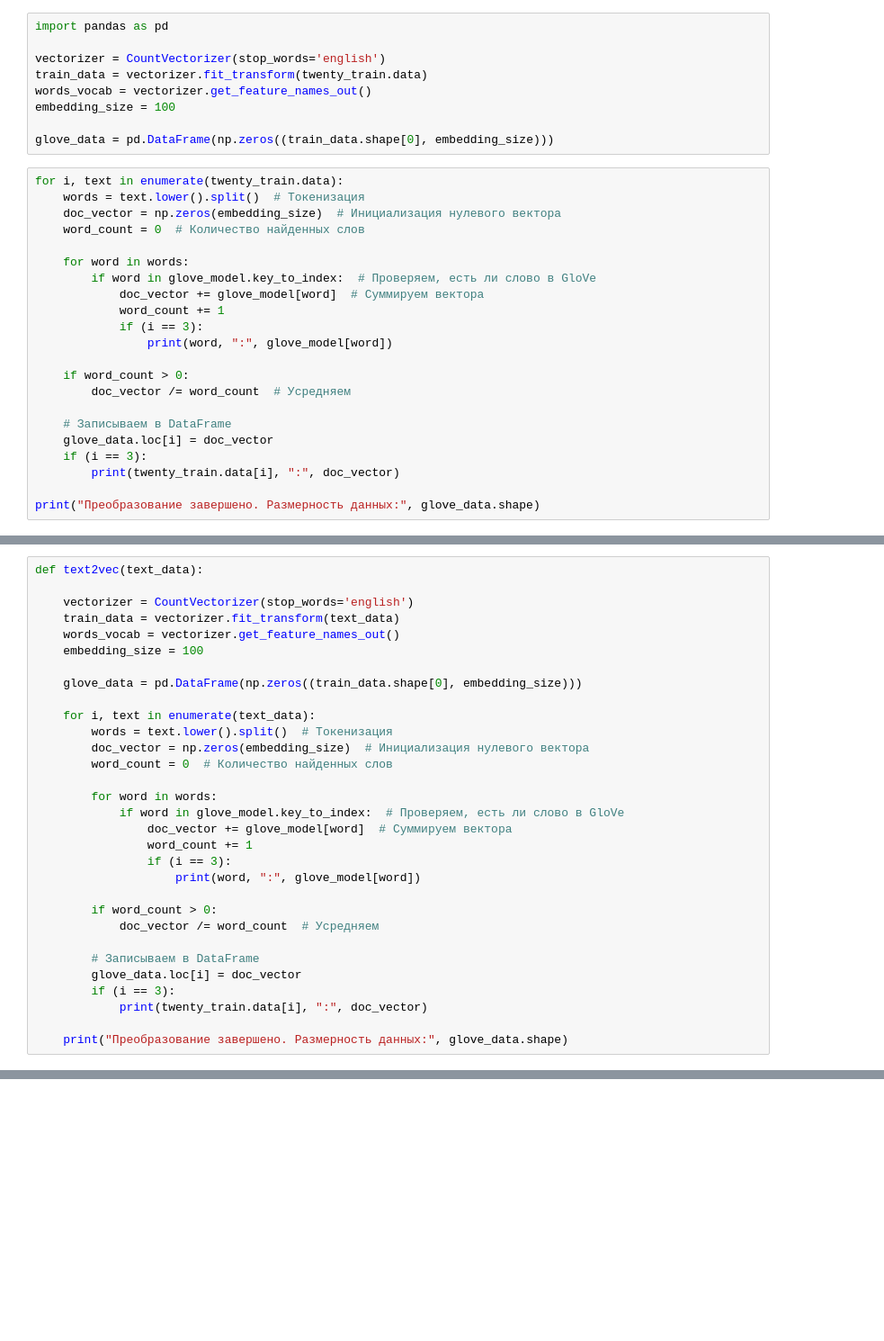
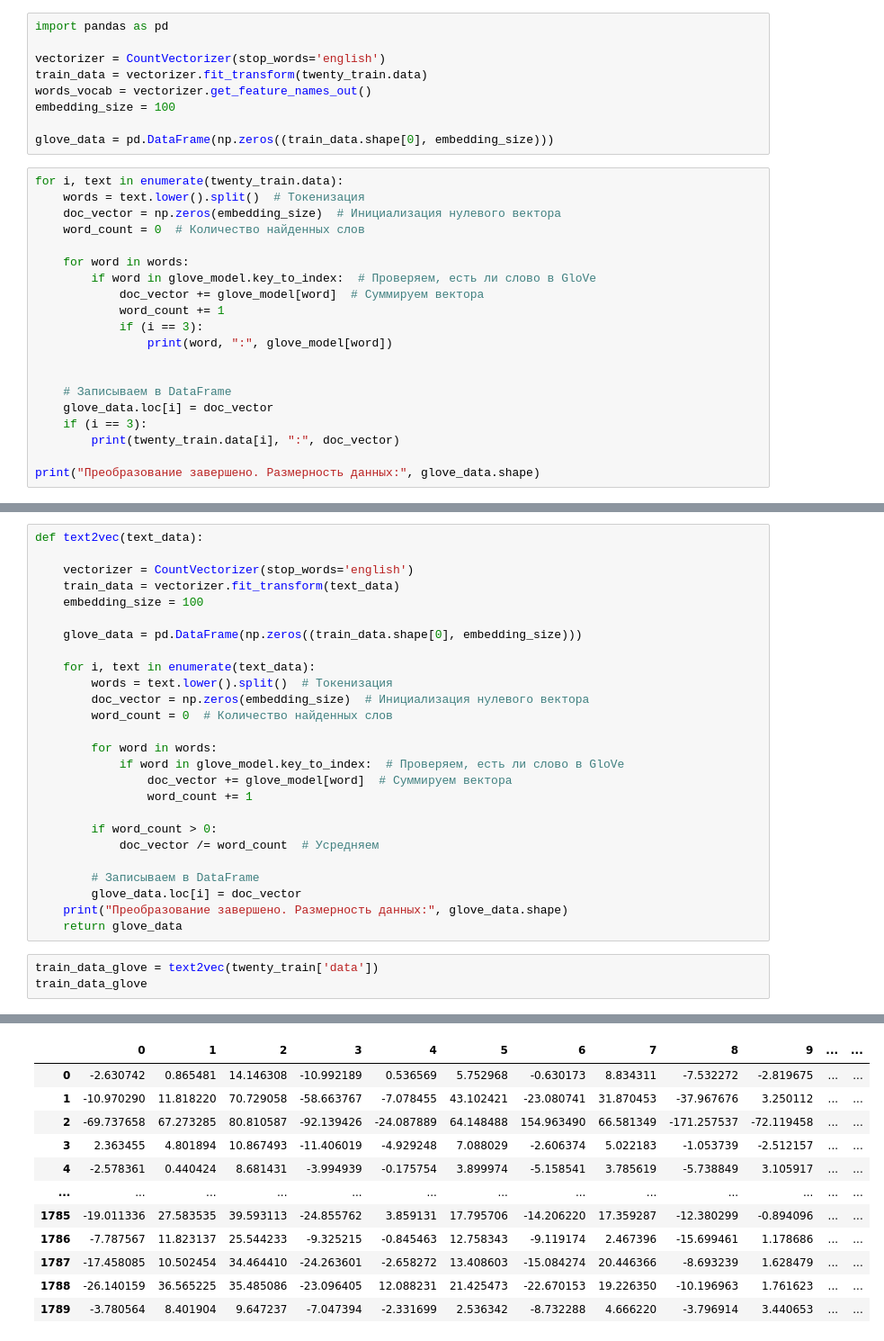
Before and after one commit to EngoyanSY/text_analysis, a Jupyter notebook: LR3/LR_3.ipynb, the cells around one changed output, grey strips where cells are left out. Shown at 90% size. Cells and saved outputs as stored; diff of their text form; blank space fills up the shorter version.

```diff
--- a/LR3/LR_3.ipynb
+++ b/LR3/LR_3.ipynb
@@ -117,8 +117,6 @@ for i, text in enumerate(twenty_train.data):
             if (i == 3):
                 print(word, ":", glove_model[word])
 
-    if word_count > 0:
-        doc_vector /= word_count  # Усредняем
 
     # Записываем в DataFrame
     glove_data.loc[i] = doc_vector
@@ -149,7 +147,6 @@ def text2vec(text_data):
 
     vectorizer = CountVectorizer(stop_words='english')
     train_data = vectorizer.fit_transform(text_data)
-    words_vocab = vectorizer.get_feature_names_out()
     embedding_size = 100
 
     glove_data = pd.DataFrame(np.zeros((train_data.shape[0], embedding_size)))
@@ -163,15 +160,15 @@ def text2vec(text_data):
             if word in glove_model.key_to_index:  # Проверяем, есть ли слово в GloVe
                 doc_vector += glove_model[word]  # Суммируем вектора
                 word_count += 1
-                if (i == 3):
-                    print(word, ":", glove_model[word])
 
         if word_count > 0:
             doc_vector /= word_count  # Усредняем
 
         # Записываем в DataFrame
         glove_data.loc[i] = doc_vector
-        if (i == 3):
-            print(twenty_train.data[i], ":", doc_vector)
-
     print("Преобразование завершено. Размерность данных:", glove_data.shape)
+    return glove_data
+# %%
+train_data_glove = text2vec(twenty_train['data'])
+train_data_glove
+# %% [output]
@@ -177,0 +176,12 @@ def text2vec(text_data):
+|  | 0 | 1 | 2 | 3 | 4 | 5 | 6 | 7 | 8 | 9 | ... | ... |
+| 0 | -2.630742 | 0.865481 | 14.146308 | -10.992189 | 0.536569 | 5.752968 | -0.630173 | 8.834311 | -7.532272 | -2.819675 | ... | ... |
+| 1 | -10.970290 | 11.818220 | 70.729058 | -58.663767 | -7.078455 | 43.102421 | -23.080741 | 31.870453 | -37.967676 | 3.250112 | ... | ... |
+| 2 | -69.737658 | 67.273285 | 80.810587 | -92.139426 | -24.087889 | 64.148488 | 154.963490 | 66.581349 | -171.257537 | -72.119458 | ... | ... |
+| 3 | 2.363455 | 4.801894 | 10.867493 | -11.406019 | -4.929248 | 7.088029 | -2.606374 | 5.022183 | -1.053739 | -2.512157 | ... | ... |
+| 4 | -2.578361 | 0.440424 | 8.681431 | -3.994939 | -0.175754 | 3.899974 | -5.158541 | 3.785619 | -5.738849 | 3.105917 | ... | ... |
+| ... | ... | ... | ... | ... | ... | ... | ... | ... | ... | ... | ... | ... |
+| 1785 | -19.011336 | 27.583535 | 39.593113 | -24.855762 | 3.859131 | 17.795706 | -14.206220 | 17.359287 | -12.380299 | -0.894096 | ... | ... |
+| 1786 | -7.787567 | 11.823137 | 25.544233 | -9.325215 | -0.845463 | 12.758343 | -9.119174 | 2.467396 | -15.699461 | 1.178686 | ... | ... |
+| 1787 | -17.458085 | 10.502454 | 34.464410 | -24.263601 | -2.658272 | 13.408603 | -15.084274 | 20.446366 | -8.693239 | 1.628479 | ... | ... |
+| 1788 | -26.140159 | 36.565225 | 35.485086 | -23.096405 | 12.088231 | 21.425473 | -22.670153 | 19.226350 | -10.196963 | 1.761623 | ... | ... |
+| 1789 | -3.780564 | 8.401904 | 9.647237 | -7.047394 | -2.331699 | 2.536342 | -8.732288 | 4.666220 | -3.796914 | 3.440653 | ... | ... |
```
Also changed, not shown: parts of 7 cells of this notebook.
